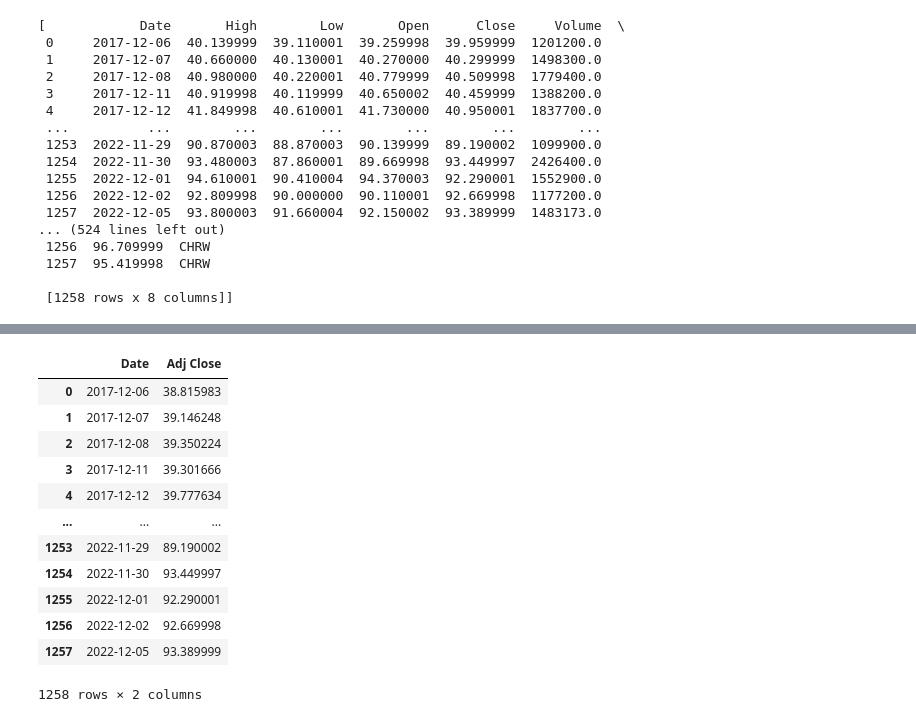
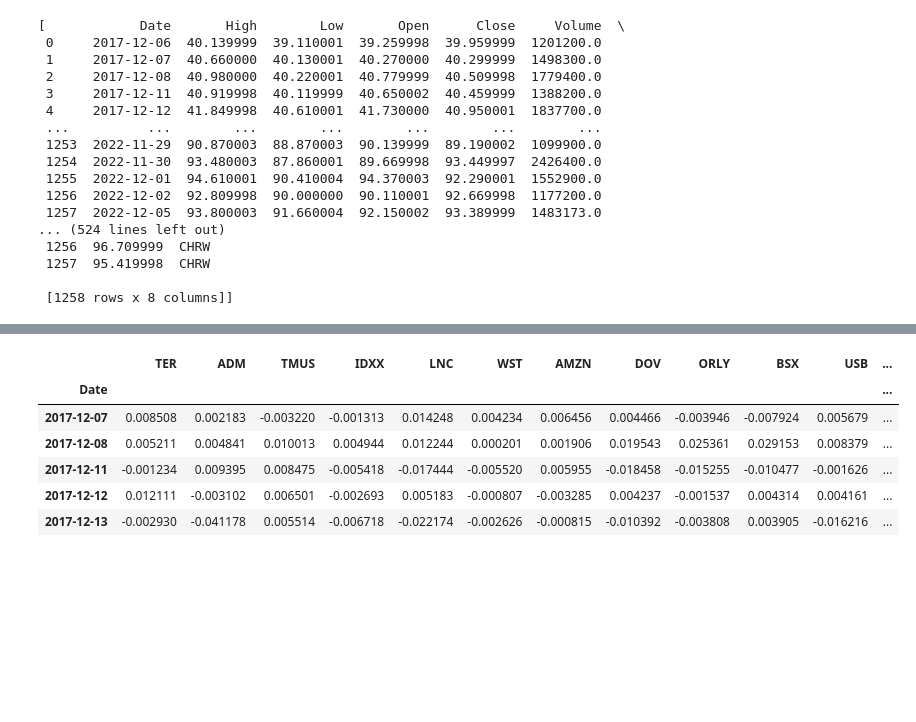
Before and after one commit to tigerbroko/Nova-SBE-Introduction-to-Programming, a Jupyter notebook: Intro-to-Programming-Project.ipynb, the cells around one changed output, grey strips where cells are left out. Drawn from its saved outputs; the diff is of its cells as text; code cells hidden in the pictures; blank space fills up the shorter version.

```diff
--- a/Intro-to-Programming-Project.ipynb
+++ b/Intro-to-Programming-Project.ipynb
@@ -164,20 +213,18 @@ stocks_df_list
+# %%
+# Making returns from daily prices
+daily_returns = df_close_prices.pct_change(1) # 1 for ONE DAY lookback
+daily_returns.dropna(inplace=True)
+daily_returns.head()
+
+# monthly_return = prices.pct_change(21) # 21 for ONE MONTH lookback
+# annual_return = prices.pct_change(252)
+# %% [output]
+|  | TER | ADM | TMUS | IDXX | LNC | WST | AMZN | DOV | ORLY | BSX | USB | ... |
+| Date |  |  |  |  |  |  |  |  |  |  |  | ... |
+| 2017-12-07 | 0.008508 | 0.002183 | -0.003220 | -0.001313 | 0.014248 | 0.004234 | 0.006456 | 0.004466 | -0.003946 | -0.007924 | 0.005679 | ... |
+| 2017-12-08 | 0.005211 | 0.004841 | 0.010013 | 0.004944 | 0.012244 | 0.000201 | 0.001906 | 0.019543 | 0.025361 | 0.029153 | 0.008379 | ... |
+| 2017-12-11 | -0.001234 | 0.009395 | 0.008475 | -0.005418 | -0.017444 | -0.005520 | 0.005955 | -0.018458 | -0.015255 | -0.010477 | -0.001626 | ... |
+| 2017-12-12 | 0.012111 | -0.003102 | 0.006501 | -0.002693 | 0.005183 | -0.000807 | -0.003285 | 0.004237 | -0.001537 | 0.004314 | 0.004161 | ... |
+| 2017-12-13 | -0.002930 | -0.041178 | 0.005514 | -0.006718 | -0.022174 | -0.002626 | -0.000815 | -0.010392 | -0.003808 | 0.003905 | -0.016216 | ... |
 # %%
 # continue work here
-# %%
-# - take the close price, make new pd dataframe, and merge that for all stocks in for cycle
-df_close_prices = stocks_df_list[0]#.loc['Date','Close']
-df_close_prices[['Date','Adj Close']]
-# %% [output]
-|  | Date | Adj Close |
-| 0 | 2017-12-06 | 38.815983 |
-| 1 | 2017-12-07 | 39.146248 |
-| 2 | 2017-12-08 | 39.350224 |
-| 3 | 2017-12-11 | 39.301666 |
-| 4 | 2017-12-12 | 39.777634 |
-| ... | ... | ... |
-| 1253 | 2022-11-29 | 89.190002 |
-| 1254 | 2022-11-30 | 93.449997 |
-| 1255 | 2022-12-01 | 92.290001 |
-| 1256 | 2022-12-02 | 92.669998 |
-| 1257 | 2022-12-05 | 93.389999 |
-1258 rows × 2 columns
```
Also changed, not shown: parts of 20 cells of this notebook, 2 other files.
